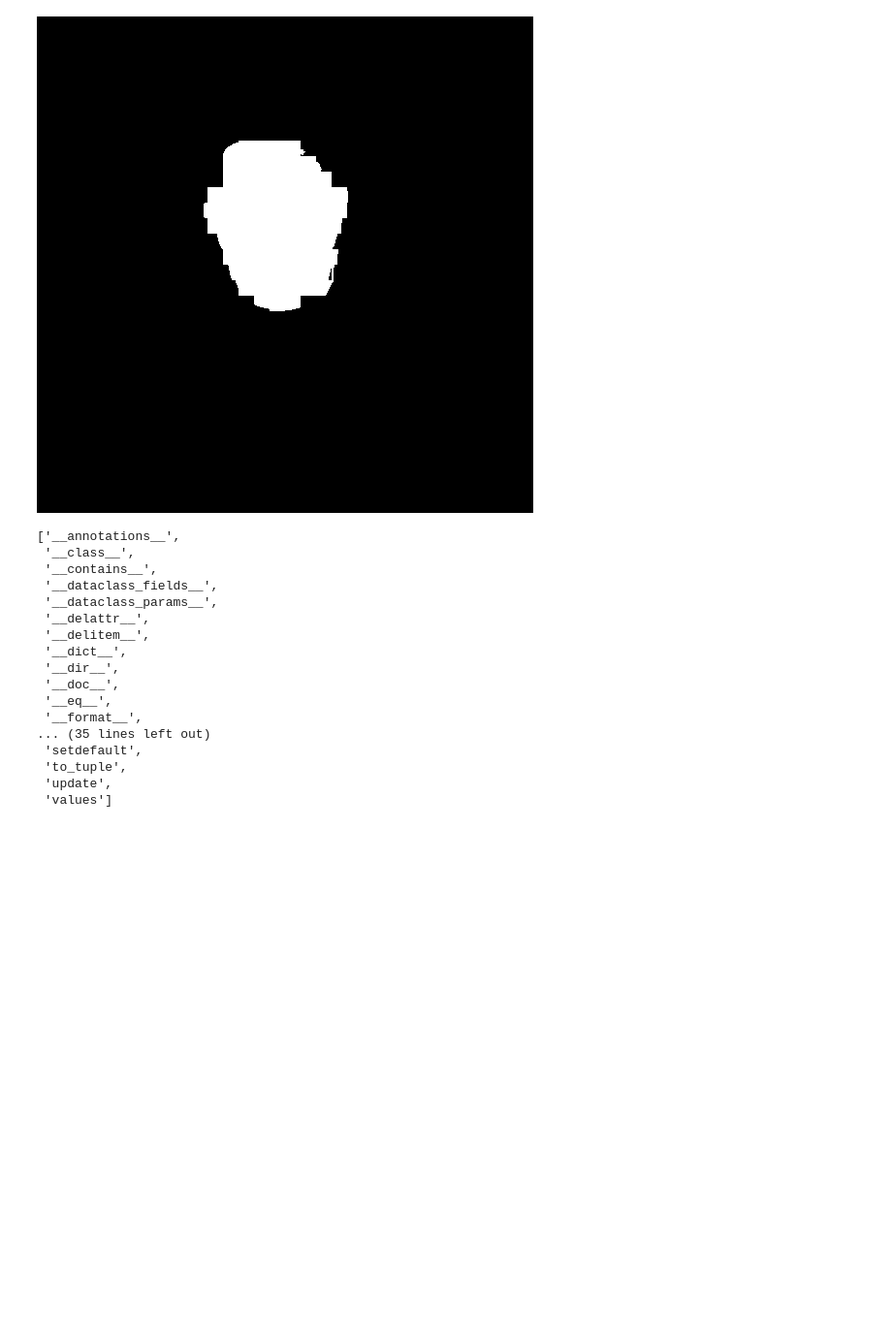
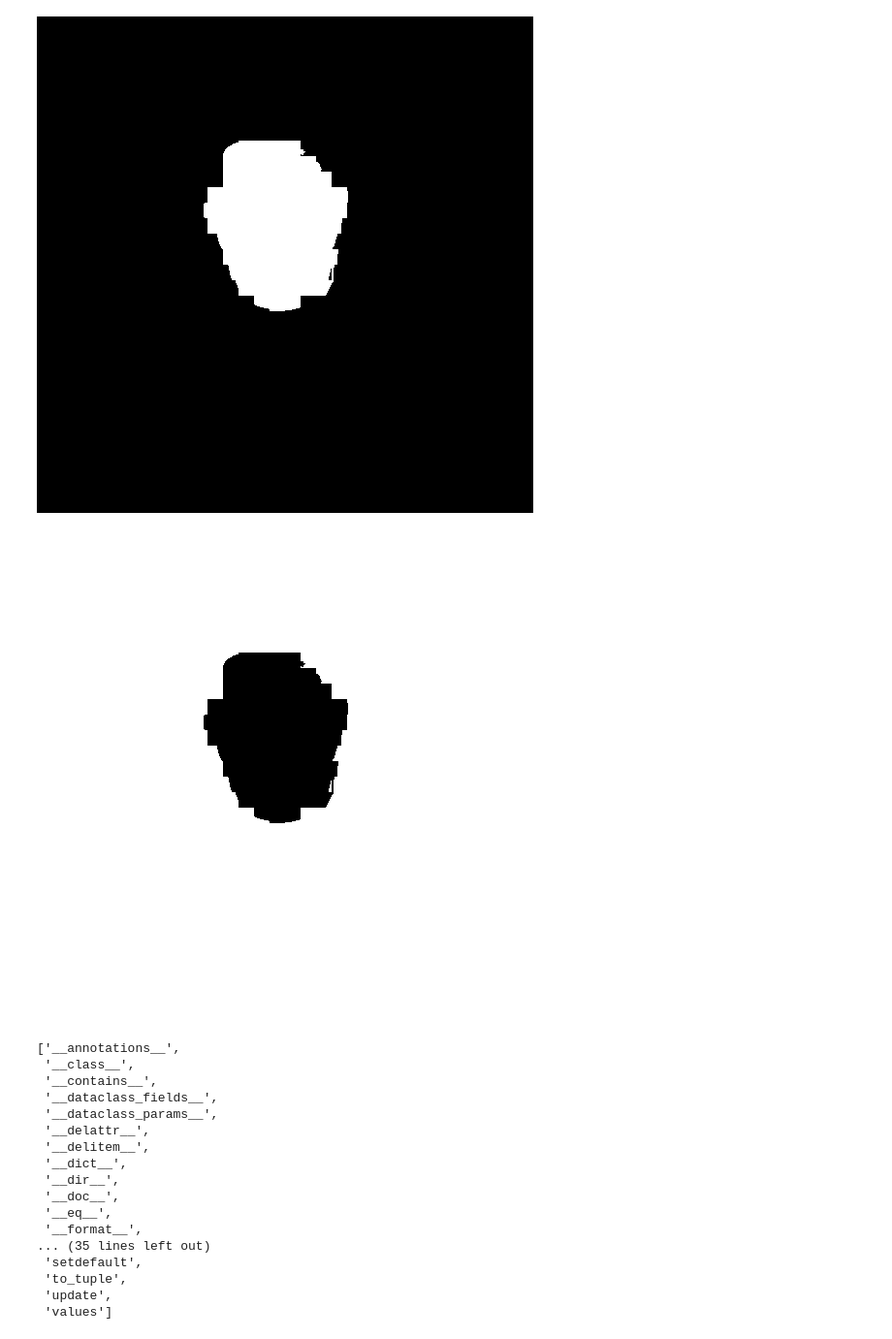
Before and after one commit to yzihan/Future, a Jupyter notebook: Prompt_based_Image_In_Painting_powered_by_ClipSeg.ipynb, the cells around one changed output. Shown: that part at 97% size. Saved outputs shown, nothing was run; the diff lists cells and outputs as text; code cells hidden in the pictures; blank space fills up the shorter version.

```diff
--- a/Prompt_based_Image_In_Painting_powered_by_ClipSeg.ipynb
+++ b/Prompt_based_Image_In_Painting_powered_by_ClipSeg.ipynb
@@ -141,5 +139,12 @@ mask = Image.open('mask.png')
 mask
 # %% [output]
 [figure]
+# %%
+import numpy as np
+matrix = 255 - np.asarray(mask)
+newmask = Image.fromarray(matrix)
+newmask
+# %% [output]
+[figure, added]
 # %%
 with autocast("cuda"):
```
Also changed, not shown: parts of 4 cells of this notebook.
